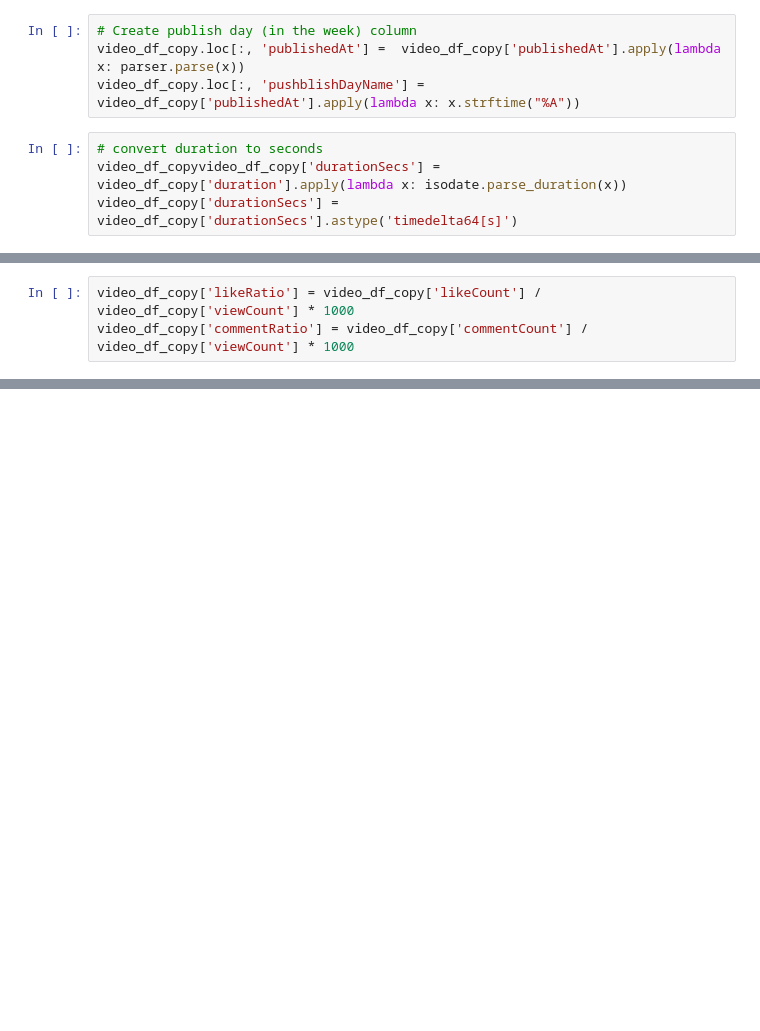
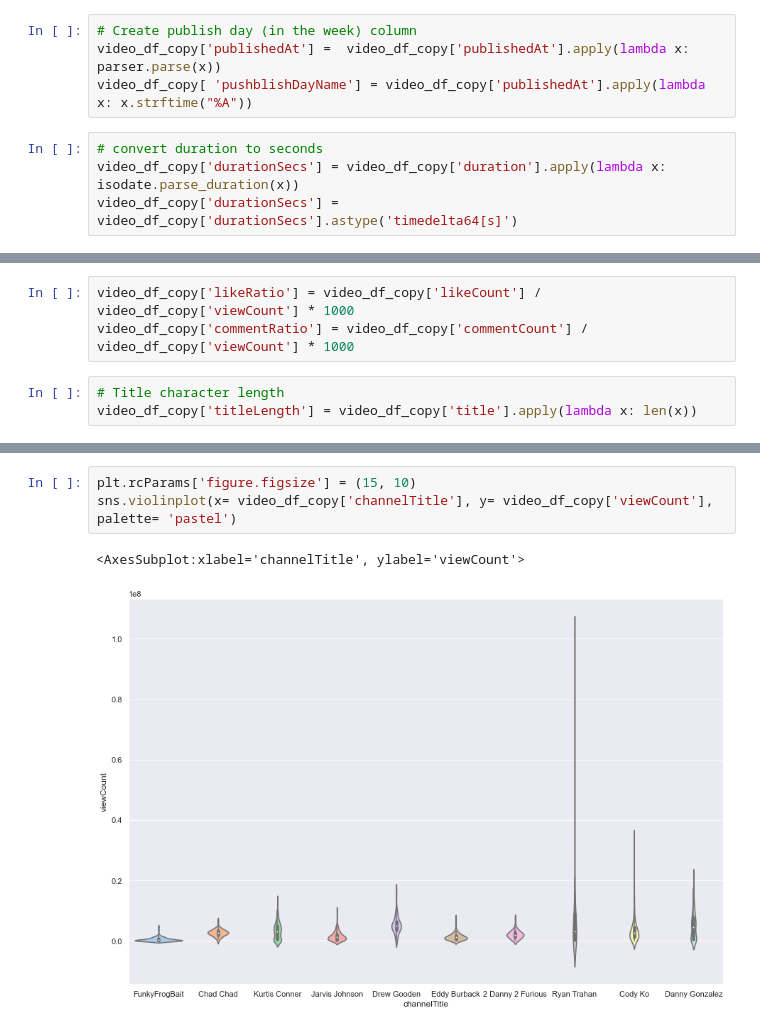
Before and after one commit to priyankagupta0/youtube-analysis, a Jupyter notebook: Untitled.ipynb, the cells around one changed output, grey strips where cells are left out. Drawn from its saved outputs; the diff is of its cells as text; blank space fills up the shorter version.

```diff
--- a/Untitled.ipynb
+++ b/Untitled.ipynb
@@ -269,11 +384,11 @@ I want to enrich the data for further analyses, for example:
 -> calculate comments and likes per 1000 view ratio
 # %%
 # Create publish day (in the week) column
-video_df_copy.loc[:, 'publishedAt'] =  video_df_copy['publishedAt'].apply(lambda x: parser.parse(x))
-video_df_copy.loc[:, 'pushblishDayName'] = video_df_copy['publishedAt'].apply(lambda x: x.strftime("%A"))
+video_df_copy['publishedAt'] =  video_df_copy['publishedAt'].apply(lambda x: parser.parse(x))
+video_df_copy[ 'pushblishDayName'] = video_df_copy['publishedAt'].apply(lambda x: x.strftime("%A"))
 # %%
 # convert duration to seconds
-video_df_copyvideo_df_copy['durationSecs'] = video_df_copy['duration'].apply(lambda x: isodate.parse_duration(x))
+video_df_copy['durationSecs'] = video_df_copy['duration'].apply(lambda x: isodate.parse_duration(x))
 video_df_copy['durationSecs'] = video_df_copy['durationSecs'].astype('timedelta64[s]')
 # %%
 # Add number of tags
@@ -281,3 +396,6 @@ video_df_copy['tagsCount'] = video_df_copy['tags'].apply(lambda x: 0 if x is Non
 # %%
 video_df_copy['likeRatio'] = video_df_copy['likeCount'] / video_df_copy['viewCount'] * 1000
 video_df_copy['commentRatio'] = video_df_copy['commentCount'] / video_df_copy['viewCount'] * 1000
+# %%
+# Title character length
+video_df_copy['titleLength'] = video_df_copy['title'].apply(lambda x: len(x))
@@ -283,0 +425,6 @@ video_df_copy['commentRatio'] = video_df_copy['commentCount'] / video_df_copy['v
+# %%
+plt.rcParams['figure.figsize'] = (15, 10)
+sns.violinplot(x= video_df_copy['channelTitle'], y= video_df_copy['viewCount'], palette= 'pastel')
+# %% [output]
+<AxesSubplot:xlabel='channelTitle', ylabel='viewCount'>
+[figure, added]
```
Also changed, not shown: parts of 45 cells of this notebook.
